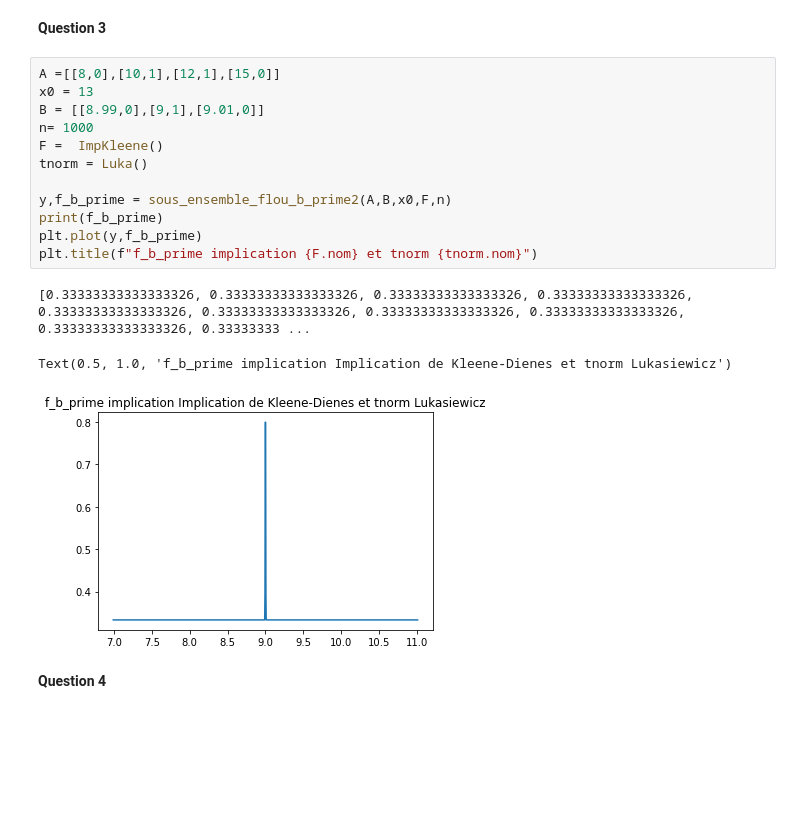
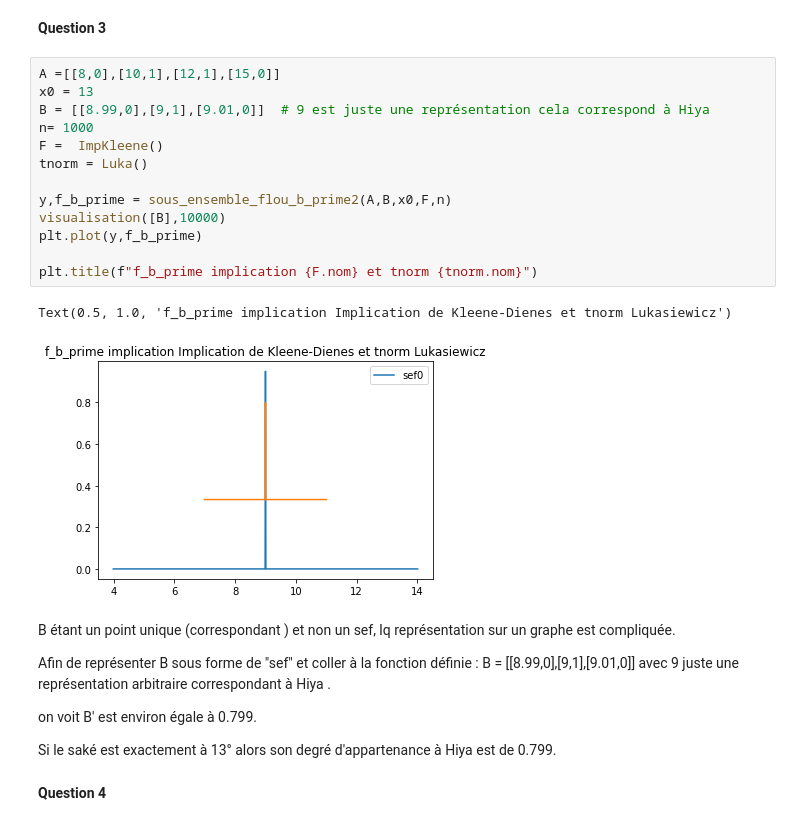
Before and after one commit to pidoux7/XAI, a Jupyter notebook: TME4/TME4.ipynb, the cells around one changed output. Drawn from its saved outputs; the diff is of its cells as text; blank space fills up the shorter version.

```diff
--- a/TME4/TME4.ipynb
+++ b/TME4/TME4.ipynb
@@ -701,19 +719,27 @@ On doit utiliser celle de LUKA
 # %%
 A =[[8,0],[10,1],[12,1],[15,0]]
 x0 = 13
-B = [[8.99,0],[9,1],[9.01,0]]
+B = [[8.99,0],[9,1],[9.01,0]]  # 9 est juste une représentation cela correspond à Hiya
 n= 1000
 F =  ImpKleene()
 tnorm = Luka()
 
 y,f_b_prime = sous_ensemble_flou_b_prime2(A,B,x0,F,n)
-print(f_b_prime)
+visualisation([B],10000)
 plt.plot(y,f_b_prime)
+
 plt.title(f"f_b_prime implication {F.nom} et tnorm {tnorm.nom}")
 # %% [output]
-[0.33333333333333326, 0.33333333333333326, 0.33333333333333326, 0.33333333333333326, 0.33333333333333326, 0.33333333333333326, 0.33333333333333326, 0.33333333333333326, 0.33333333333333326, 0.33333333 ...
+Text(0.5, 1.0, 'f_b_prime implication Implication de Kleene-Dienes et tnorm Lukasiewicz')
-Text(0.5, 1.0, 'f_b_prime implication Implication de Kleene-Dienes et tnorm Lukasiewicz')
-[figure, old version]
+[figure, new version]
+# %% [markdown]
+B étant un point unique (correspondant ) et non un sef, lq représentation sur un graphe est compliquée.
+
+Afin de représenter B sous forme de "sef" et coller à la fonction définie : B = [[8.99,0],[9,1],[9.01,0]] avec 9 juste une représentation  arbitraire correspondant à Hiya .
+
+on voit B' est environ égale à 0.799.
+
+Si le saké est exactement à 13° alors son degré d'appartenance à Hiya est de 0.799.
 # %% [markdown]
 **Question 4**
 # %%
```
Also changed, not shown: parts of 7 cells of this notebook, 1 other file.
